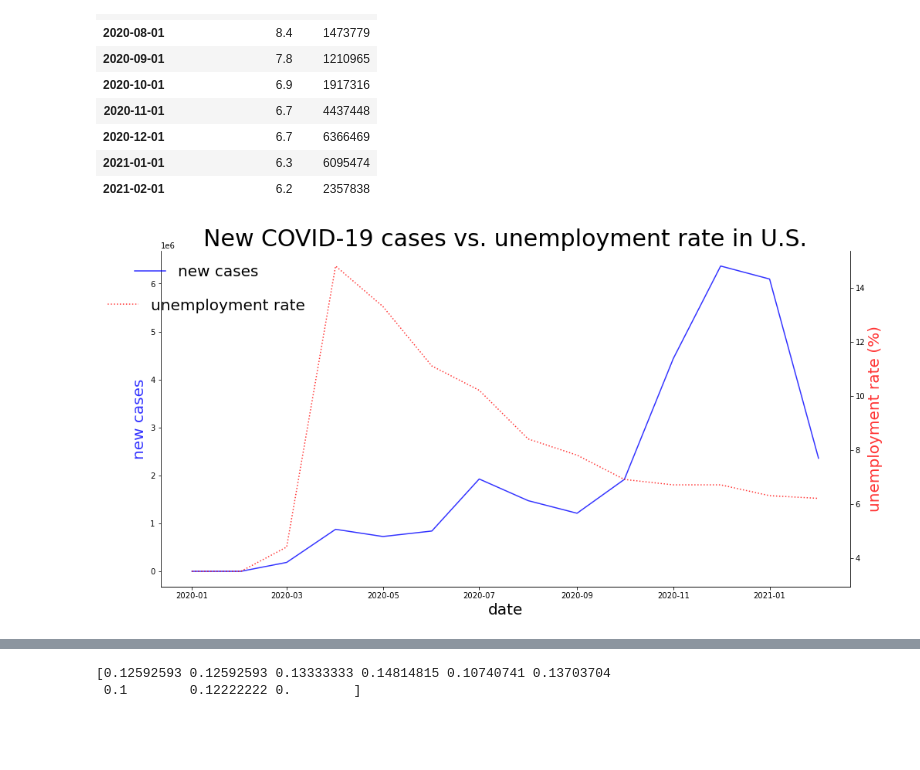
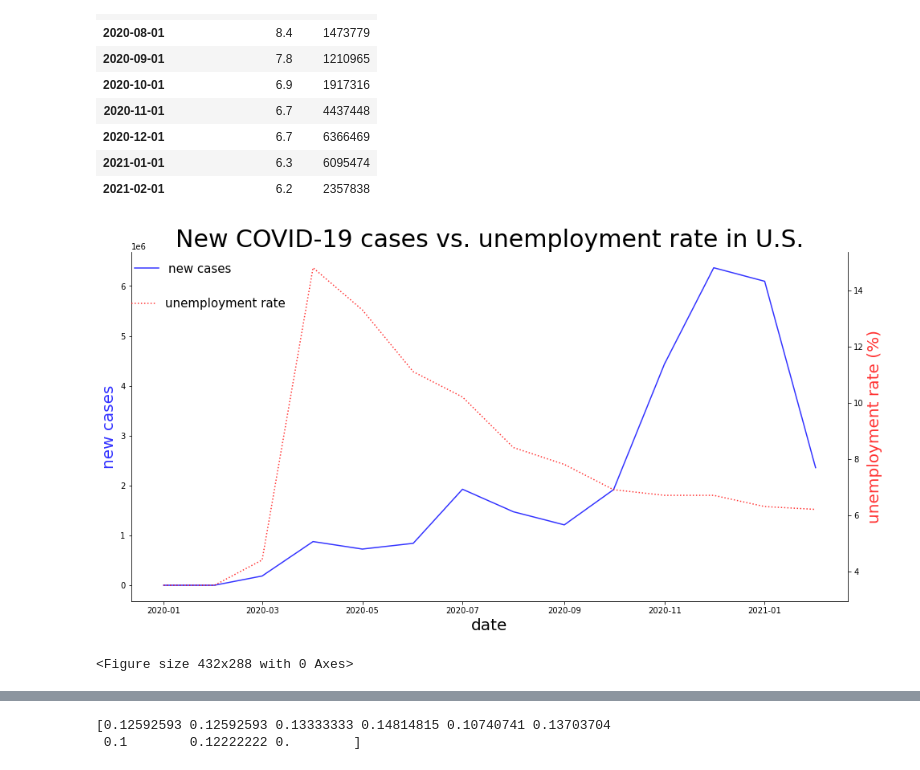
Before and after one commit to YanxuGuo/570, a Jupyter notebook: Group Project.ipynb, the cells around one changed output, grey strips where cells are left out. Cells and saved outputs as stored; diff of their text form; code cells hidden in the pictures; blank space fills up the shorter version.

```diff
--- a/Group Project.ipynb
+++ b/Group Project.ipynb
@@ -48,30 +48,32 @@ covid
 # %%
 # from the graph, we notice there is a lag effect
 fig, ax = plt.subplots(figsize=(16,8))
 ax.plot(covid.index, covid['new_cases'],
         color='blue', alpha = 0.8, linestyle = '-', label = 'new cases')
 
 ax.set_xlabel('date', fontsize=20)
 ax.FrontSize=30
 ax.set_ylabel('new cases',alpha = 0.8, color='blue', fontsize=20)
 ax2 =ax.twinx() # set another y-axis as unemployment rate
 ax2.Frontsize=30
 ax2.plot(covid.index, covid['unemployment_rate'],
          color='red', alpha = 0.8, linestyle = ':', label = 'unemployment rate')
 ax2.set_ylabel('unemployment rate (%)',alpha = 0.8, color='red', fontsize=20)
 ax.set_title('New COVID-19 cases vs. unemployment rate in U.S.', fontsize = 30)
 
 ax.spines['right'].set_visible(False) # get ride of the line on the right
 ax.spines['top'].set_visible(False)   # get rid of the line on top
 ax2.spines['left'].set_visible(False) # get ride of the line on the left
 ax2.spines['top'].set_visible(False)   # get rid of the line on top
 
-ax.legend(frameon=False, fontsize=20, bbox_to_anchor =(0.1615, 1))
-ax2.legend(frameon=False, fontsize=20, bbox_to_anchor =(0.23, 0.9))
+ax.legend(frameon=False, fontsize=15, bbox_to_anchor =(0.155, 1))
+ax2.legend(frameon=False, fontsize=15, bbox_to_anchor =(0.23, 0.9))
 
 plt.show()
+plt.savefig('cases.svg')
 # %% [output]
-[figure, old version]
+[figure, new version]
+<Figure size 432x288 with 0 Axes>
 # %%
 fig, ax = plt.subplots(figsize=(12,8))
 ax.scatter(covid['new_cases'], covid['unemployment_rate'],
```
Also changed, not shown: parts of 18 cells of this notebook.
